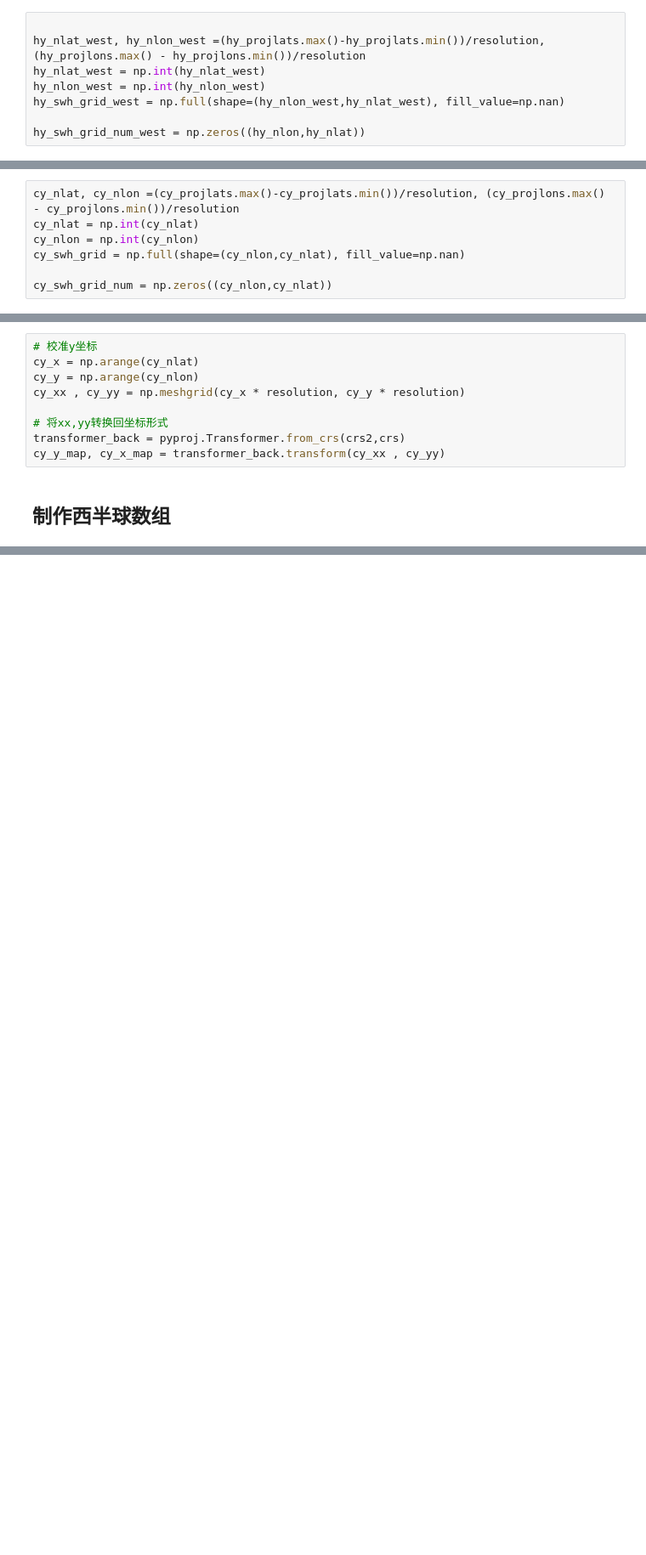
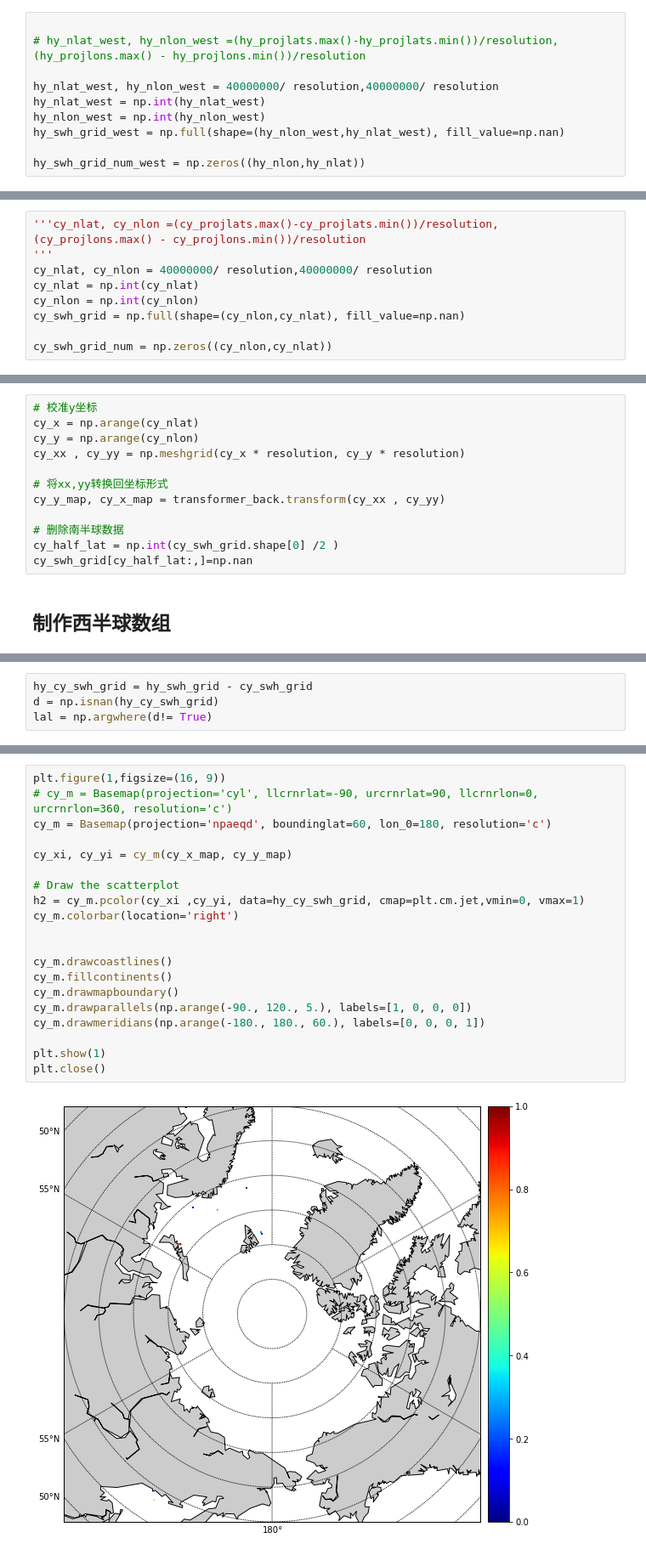
Before and after one commit to LittlematchLM/remote_sensing, a Jupyter notebook: plot_swh_icesat2_npaeqd.ipynb, the cells around one changed output, grey strips where cells are left out. Shown at 85% size. Drawn from its saved outputs; the diff is of its cells as text; blank space fills up the shorter version.

```diff
--- a/plot_swh_icesat2_npaeqd.ipynb
+++ b/plot_swh_icesat2_npaeqd.ipynb
@@ -207,7 +214,9 @@ transformer = pyproj.Transformer.from_crs(crs,crs2)
 hy_projlats_west,hy_projlons_west = transformer.transform(hy_lat_array_west,hy_lon_array_west)
 # %%
 
-hy_nlat_west, hy_nlon_west =(hy_projlats.max()-hy_projlats.min())/resolution, (hy_projlons.max() - hy_projlons.min())/resolution
+# hy_nlat_west, hy_nlon_west =(hy_projlats.max()-hy_projlats.min())/resolution, (hy_projlons.max() - hy_projlons.min())/resolution
+
+hy_nlat_west, hy_nlon_west = 40000000/ resolution,40000000/ resolution
 hy_nlat_west = np.int(hy_nlat_west)
 hy_nlon_west = np.int(hy_nlon_west)
 hy_swh_grid_west = np.full(shape=(hy_nlon_west,hy_nlat_west), fill_value=np.nan)
@@ -288,6 +299,8 @@ transformer = pyproj.Transformer.from_crs(crs,crs2)
 cy_projlats,cy_projlons = transformer.transform(cy_lat_array,cy_lon_array)
 # %%
-cy_nlat, cy_nlon =(cy_projlats.max()-cy_projlats.min())/resolution, (cy_projlons.max() - cy_projlons.min())/resolution
+'''cy_nlat, cy_nlon =(cy_projlats.max()-cy_projlats.min())/resolution, (cy_projlons.max() - cy_projlons.min())/resolution
+'''
+cy_nlat, cy_nlon = 40000000/ resolution,40000000/ resolution
 cy_nlat = np.int(cy_nlat)
 cy_nlon = np.int(cy_nlon)
 cy_swh_grid = np.full(shape=(cy_nlon,cy_nlat), fill_value=np.nan)
@@ -313,8 +330,11 @@ cy_y = np.arange(cy_nlon)
 cy_xx , cy_yy = np.meshgrid(cy_x * resolution, cy_y * resolution)
 
 # 将xx,yy转换回坐标形式
-transformer_back = pyproj.Transformer.from_crs(crs2,crs)
 cy_y_map, cy_x_map = transformer_back.transform(cy_xx , cy_yy)
+
+# 删除南半球数据
+cy_half_lat = np.int(cy_swh_grid.shape[0] /2 )
+cy_swh_grid[cy_half_lat:,]=np.nan
 # %% [markdown]
 ## 制作西半球数组
 # %%
@@ -446,0 +470,4 @@ Text(0.5, 1.0, 'CryoSat-2 Significant Wave Height')
+# %%
+hy_cy_swh_grid = hy_swh_grid - cy_swh_grid
+d = np.isnan(hy_cy_swh_grid)
+lal = np.argwhere(d!= True)
@@ -446,0 +494,22 @@ Text(0.5, 1.0, 'CryoSat-2 Significant Wave Height')
+# %%
+plt.figure(1,figsize=(16, 9))
+# cy_m = Basemap(projection='cyl', llcrnrlat=-90, urcrnrlat=90, llcrnrlon=0, urcrnrlon=360, resolution='c')
+cy_m = Basemap(projection='npaeqd', boundinglat=60, lon_0=180, resolution='c')
+
+cy_xi, cy_yi = cy_m(cy_x_map, cy_y_map)
+
+# Draw the scatterplot
+h2 = cy_m.pcolor(cy_xi ,cy_yi, data=hy_cy_swh_grid, cmap=plt.cm.jet,vmin=0, vmax=1)
+cy_m.colorbar(location='right')
+
+
+cy_m.drawcoastlines()
+cy_m.fillcontinents()
+cy_m.drawmapboundary()
+cy_m.drawparallels(np.arange(-90., 120., 5.), labels=[1, 0, 0, 0])
+cy_m.drawmeridians(np.arange(-180., 180., 60.), labels=[0, 0, 0, 1])
+
+plt.show(1)
+plt.close()
+# %% [output]
+[figure, added]
```
Also changed, not shown: parts of 27 cells of this notebook, 1 other file.
